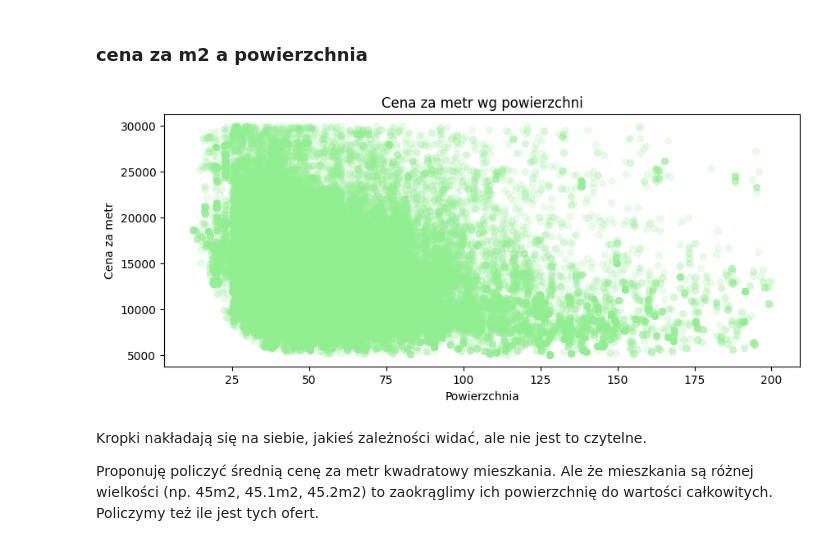
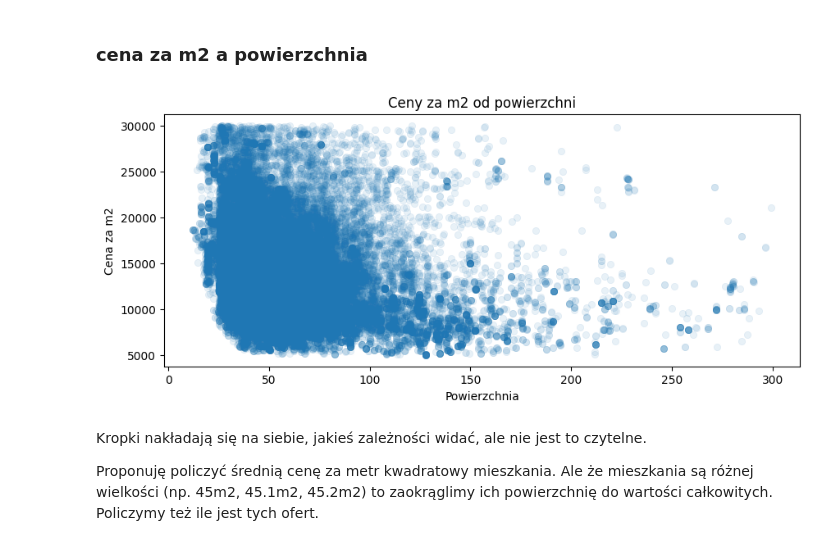
Before and after one commit to kotlarekm/Mieszkania, a Jupyter notebook: 2_wykresy.ipynb, the cells around one changed output. Saved outputs shown, nothing was run; the diff lists cells and outputs as text; code cells hidden in the pictures.

```diff
--- a/2_wykresy.ipynb
+++ b/2_wykresy.ipynb
@@ -20,22 +20,21 @@ df= pd.read_parquet("ceny_mieszkan_v1.parquet")
 ### cena za m2 a powierzchnia
 # %%
 plt.figure(figsize=(10,4))
-sns.scatterplot(
-    data= df,
-    x= "area",
+sns.scatterplot( data=df[df["area"]<300],
+    x="area",
     y="price_m2",
 
-    alpha=0.2,
+    alpha=0.1,  #wypełnienie
     edgecolor=None,
-    facecolor="lightgreen",
 )
 
-plt.title("Cena za metr wg powierzchni")
 plt.xlabel("Powierzchnia")
-plt.ylabel("Cena za metr")
+plt.ylabel("Cena za m2")
+plt.title("Ceny za m2 od powierzchni")
+
 plt.show()
 # %% [output]
-[figure, old version]
+[figure, new version]
 # %% [markdown]
 Kropki nakładają się na siebie, jakieś zależności widać, ale nie jest to czytelne.
 
```
Also changed, not shown: parts of 26 cells of this notebook, 2 other files.
